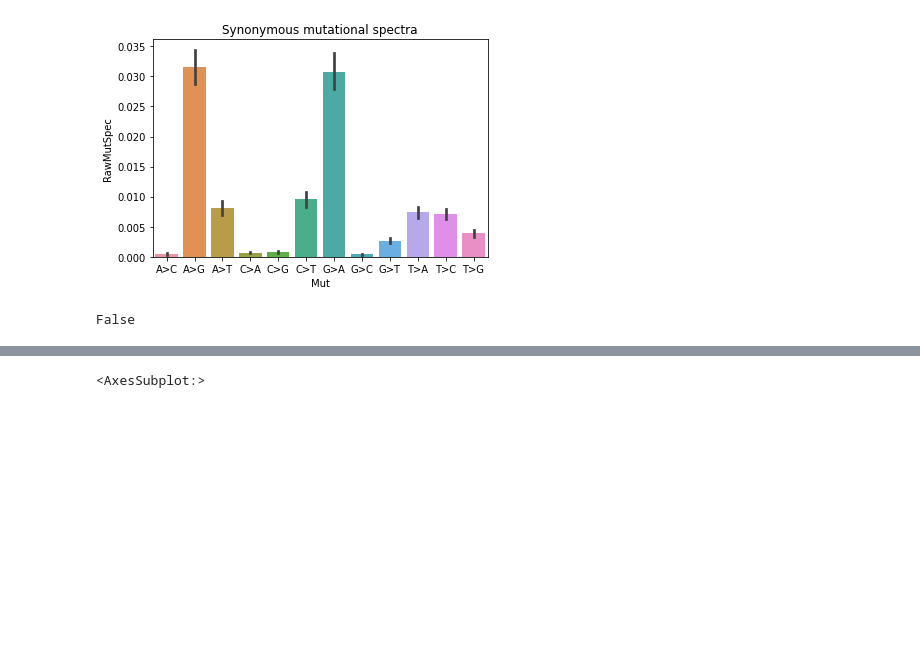
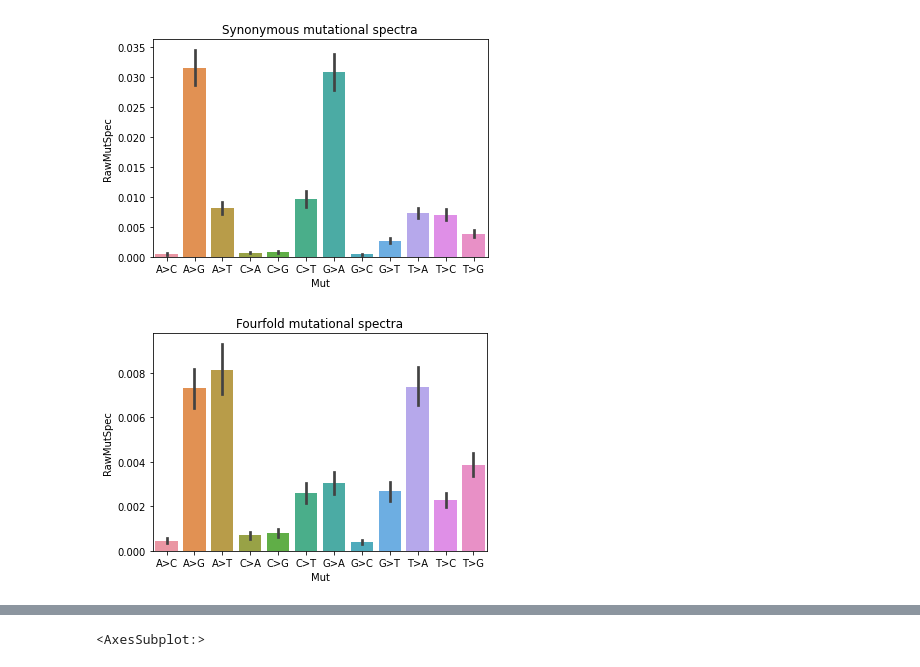
Before and after one commit to kpotoh/birds, a Jupyter notebook: nb/mut_extraction.ipynb, the cells around one changed output, grey strips where cells are left out. Cells and saved outputs as stored; diff of their text form; code cells hidden in the pictures; blank space fills up the shorter version.

Commit message:
3 types of mutspec figures wrote

```diff
--- a/nb/mut_extraction.ipynb
+++ b/nb/mut_extraction.ipynb
@@ -100,7 +100,9 @@ anc.State.value_counts().plot.bar()
 ## MUTSPEC
 # %%
 mutations = pd.read_csv("../data/processed/nematoda_mutations.csv")
-edge_mutspec = pd.read_csv("../data/processed/nematoda_mutspec.csv")
+edge_mutspec_all = pd.read_csv("../data/processed/nematoda_mutspec_all.csv")
+edge_mutspec_syn = pd.read_csv("../data/processed/nematoda_mutspec_syn.csv")
+edge_mutspec_ff = pd.read_csv("../data/processed/nematoda_mutspec_ff.csv")
 # %%
 mutations.groupby("AltNode").apply(len).hist(bins=30)
 plt.title("Distribution of edge mutation number");
@@ -113,7 +115,10 @@ plt.savefig("../figures/nematoda_mutspec_syn.svg")
 plt.show()
 # %% [output]
 [figure]
-# %%
-bool(re.match("[ACGT]>[ACGT]", "C>T"))
-# %% [output]
-False
+# %%
+sns.barplot(x="Mut", y="RawMutSpec", data=edge_mutspec_ff, order=sorted(edge_mutspec_ff.Mut.unique()));
+plt.title("Fourfold mutational spectra")
+plt.savefig("../figures/nematoda_mutspec_ff.svg")
+plt.show()
+# %% [output]
+[figure, added]
```
Also changed, not shown: parts of 2 cells of this notebook, 4 other files.
